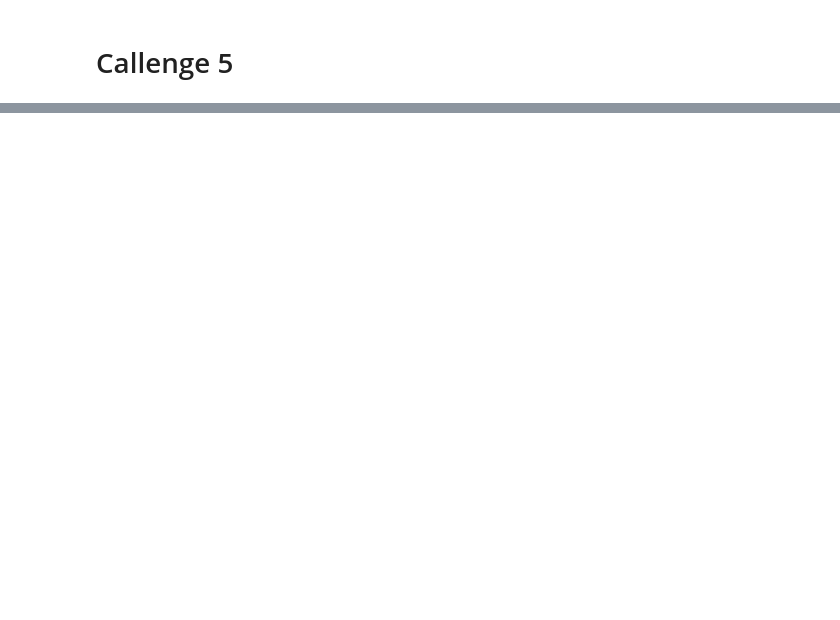
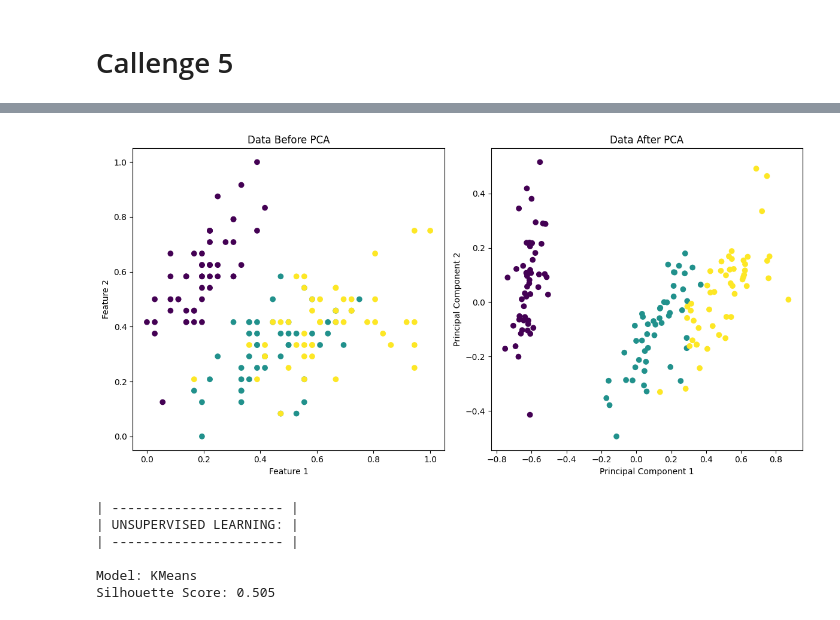
Before and after one commit to Habtamuyihun561/MAIA, a Jupyter notebook: Copy_of_ml_lab_1.ipynb, the cells around one changed output, grey strips where cells are left out. Cells and saved outputs as stored; diff of their text form; code cells hidden in the pictures; blank space fills up the shorter version.

```diff
--- a/Copy_of_ml_lab_1.ipynb
+++ b/Copy_of_ml_lab_1.ipynb
@@ -918,0 +1132,50 @@ Accuracy: 0.987
+# %%
+from sklearn.decomposition import PCA
+
+# dimensionality reduction with PCA
+pca = PCA(n_components=2)
+data_pca = pca.fit_transform(data_scaled)
+
+# show data before PCA
+plt.figure(figsize=(12, 6))
+plt.subplot(1, 2, 1)
+plt.scatter(data_scaled[:, 0], data_scaled[:, 1], c=target)
+plt.title('Data Before PCA')
+plt.xlabel('Feature 1')
+plt.ylabel('Feature 2')
+
+# show data after PCA
+plt.subplot(1, 2, 2)
+plt.scatter(data_pca[:, 0], data_pca[:, 1], c=target)
+plt.title('Data After PCA')
+plt.xlabel('Principal Component 1')
+plt.ylabel('Principal Component 2')
+
+plt.tight_layout()
+plt.show()
+# %% [output]
+[figure, added]
+# %%
+from sklearn.cluster import KMeans
+from sklearn.metrics import silhouette_score
+
+print("| ---------------------- |\n"
+      "| UNSUPERVISED LEARNING: |\n"
+      "| ---------------------- |\n")
+
+model = KMeans(n_clusters=3, random_state=42)
+print("Model: KMeans")
+
+# performs predictions on data
+labels_predicted = model.fit_predict(data_scaled)
+
+# evaluate predictions
+silhouette_score_value = silhouette_score(data_scaled, labels_predicted)
+print("Silhouette Score: {:.3f}".format(silhouette_score_value))
+# %% [output]
+| ---------------------- |
+| UNSUPERVISED LEARNING: |
+| ---------------------- |
+
+Model: KMeans
+Silhouette Score: 0.505
```
Also changed, not shown: parts of 18 cells of this notebook.
